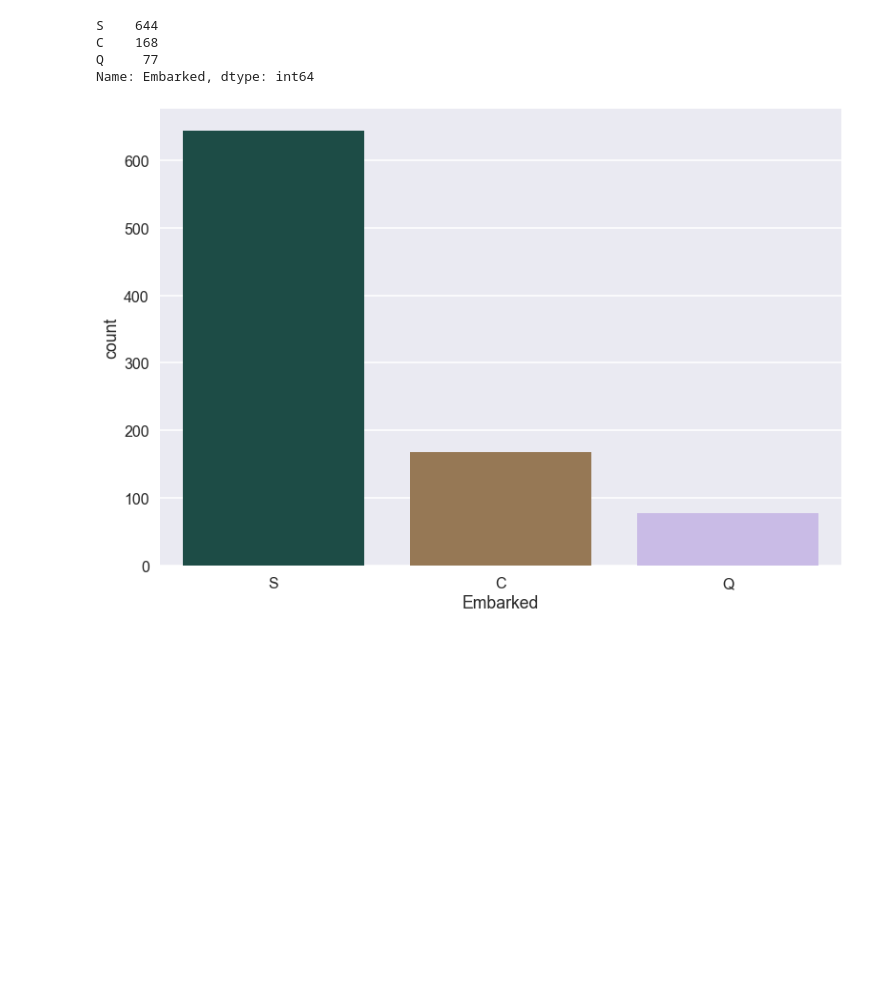
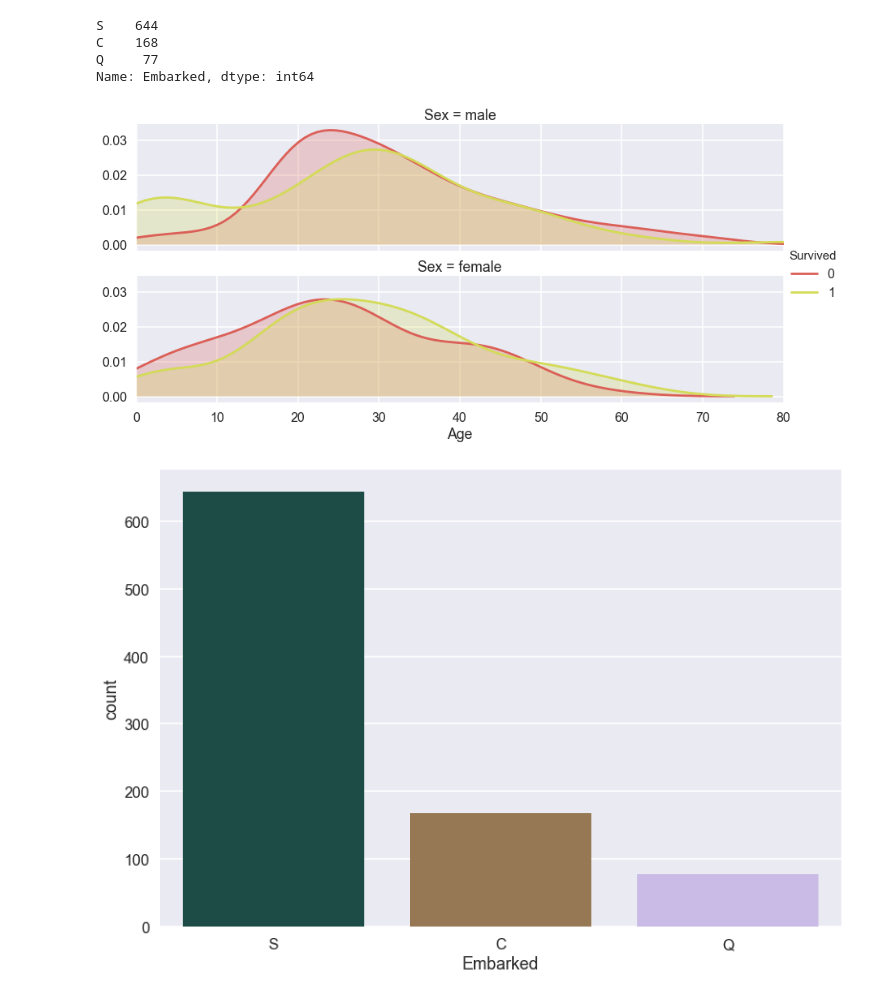
Before and after one commit to mjlsmith/Investigating-a-Dataset, a Jupyter notebook: Titanic Data analysis.ipynb, the cells around one changed output. Cells and saved outputs as stored; diff of their text form; code cells hidden in the pictures; blank space fills up the shorter version.

```diff
--- a/Titanic Data analysis.ipynb
+++ b/Titanic Data analysis.ipynb
@@ -153,6 +216,11 @@ S    644
 C    168
 Q     77
 Name: Embarked, dtype: int64
+# %%
+# Plot distributions of Age of passangers who survived or did not survive
+plot_distribution( df , var = 'Age' , target = 'Survived' , row = 'Sex' )
+# %% [output]
+[figure, added]
 # %%
 sns.set_context("poster")
 sns.countplot(x="Embarked", data=df, palette="cubehelix");
```
Also changed, not shown: parts of 26 cells of this notebook.
